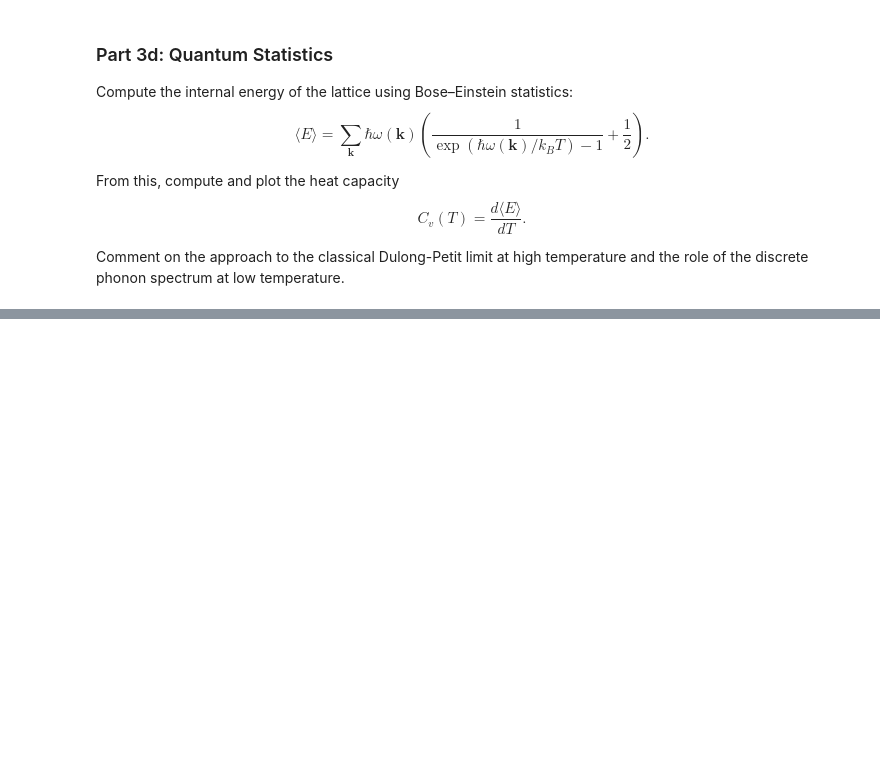
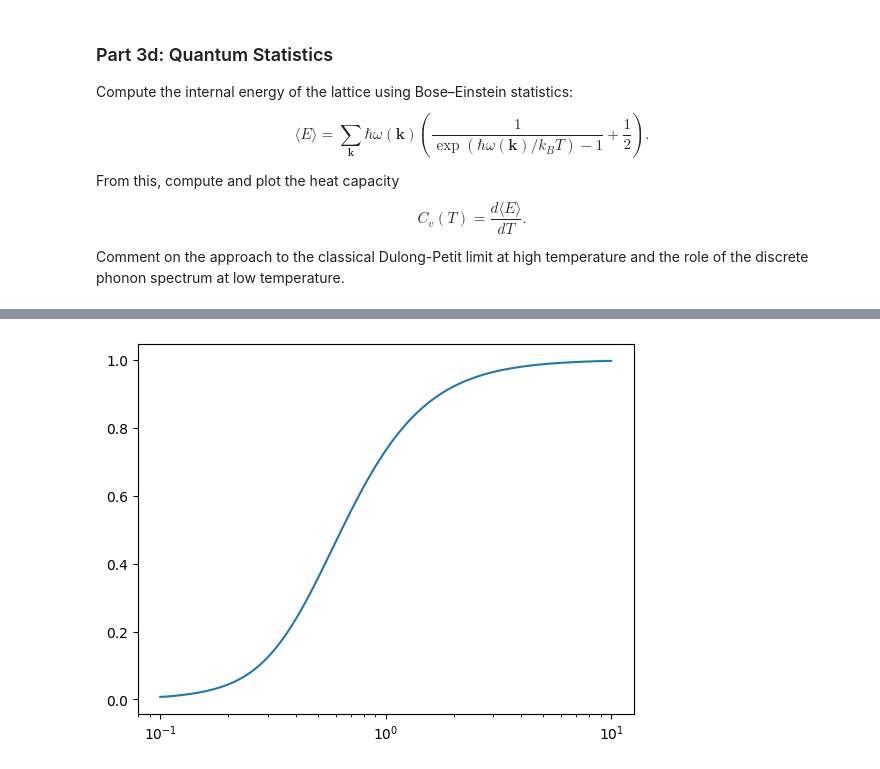
Before and after one commit to Danielle-06/Statfys-2-2026, a Jupyter notebook: 03.lattice_vibrations_nb.ipynb, the cells around one changed output, grey strips where cells are left out. Cells and saved outputs as stored; diff of their text form; code cells hidden in the pictures; blank space fills up the shorter version.

```diff
--- a/03.lattice_vibrations_nb.ipynb
+++ b/03.lattice_vibrations_nb.ipynb
@@ -387,0 +402,6 @@ Comment on the approach to the classical Dulong-Petit limit at high temperature
+# %%
+C_V = np.gradient(U,T)
+plt.plot(T,C_V)
+plt.xscale("log")
+# %% [output]
+[figure, added]
```
Also changed, not shown: parts of 5 cells of this notebook, 1 other file.
